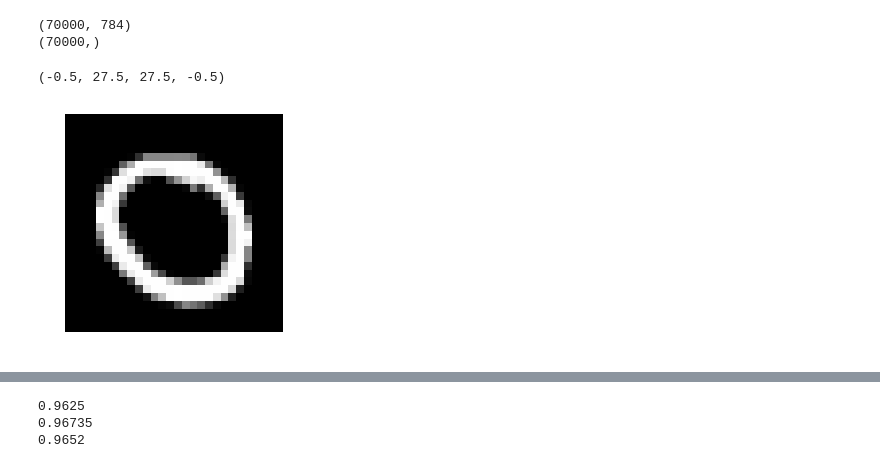
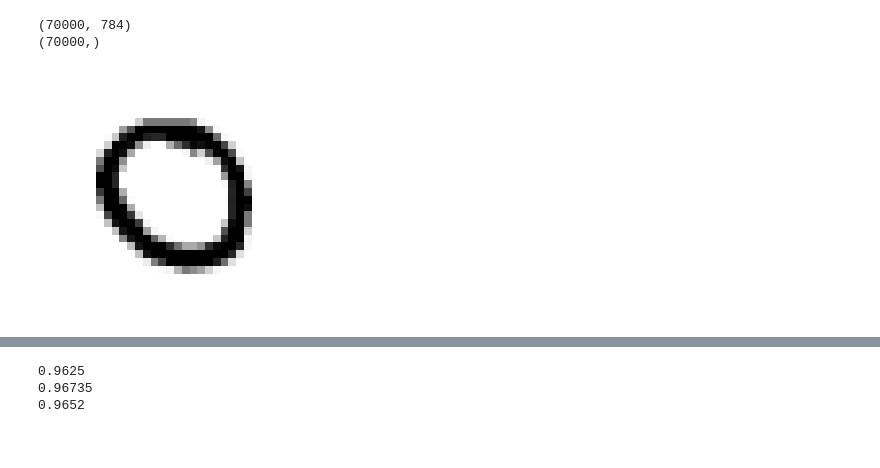
Before and after one commit to hammeiam/hands-on-with-ml, a Jupyter notebook: 3-classification.ipynb, the cells around one changed output, grey strips where cells are left out. Saved outputs shown, nothing was run; the diff lists cells and outputs as text; code cells hidden in the pictures.

```diff
--- a/3-classification.ipynb
+++ b/3-classification.ipynb
@@ -30,11 +30,3 @@ print(y.shape)
 # %% [output]
 (70000, 784)
 (70000,)
-# %%
-some_digit = X[3000]
-some_digit_img = some_digit.reshape(28,28)
-plt.imshow(some_digit_img, cmap="gray")
-plt.axis("off")
-# %% [output]
-(-0.5, 27.5, 27.5, -0.5)
-[figure, removed]
@@ -41,3 +54,8 @@ plt.axis("off")
+# %%
+some_digit = X[3000]
+plot_digit(some_digit)
+# %% [output]
+[figure, added]
 # %%
 # split our data into train & validation sets like good data scientists
 TEST_SET_SIZE = 60_000
```
Also changed, not shown: parts of 15 cells of this notebook.
